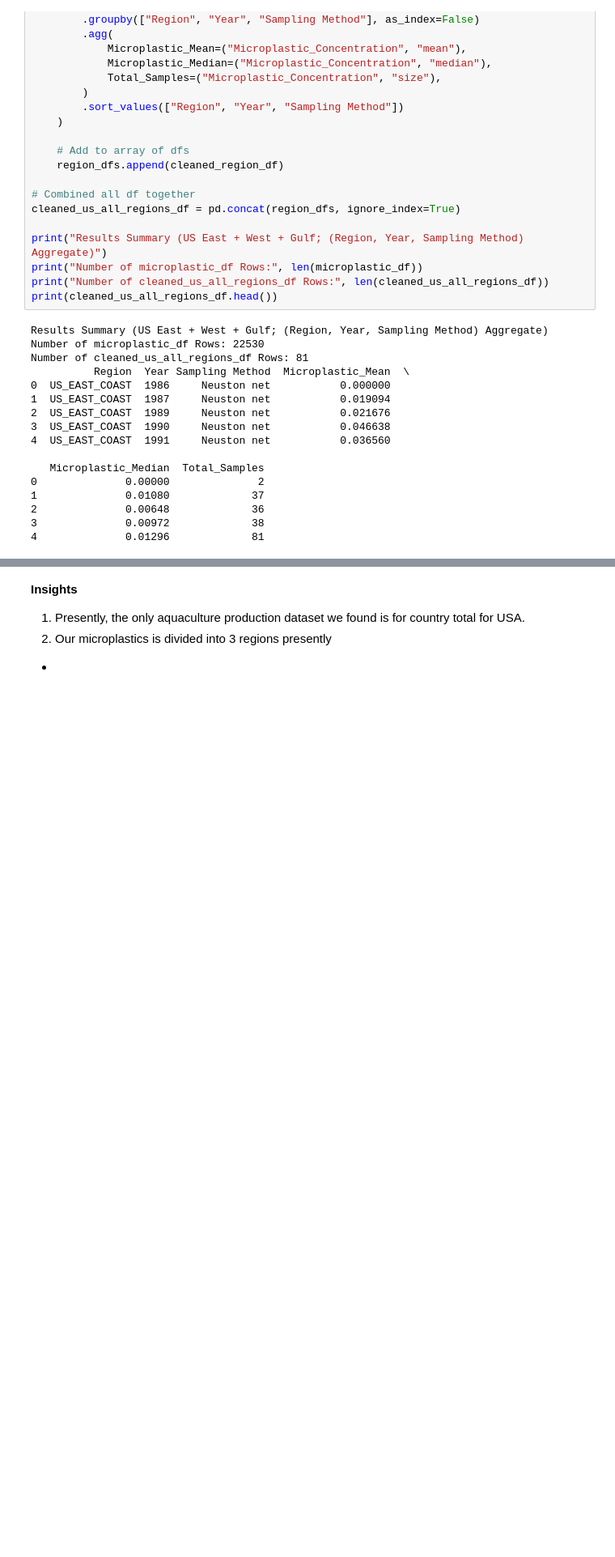
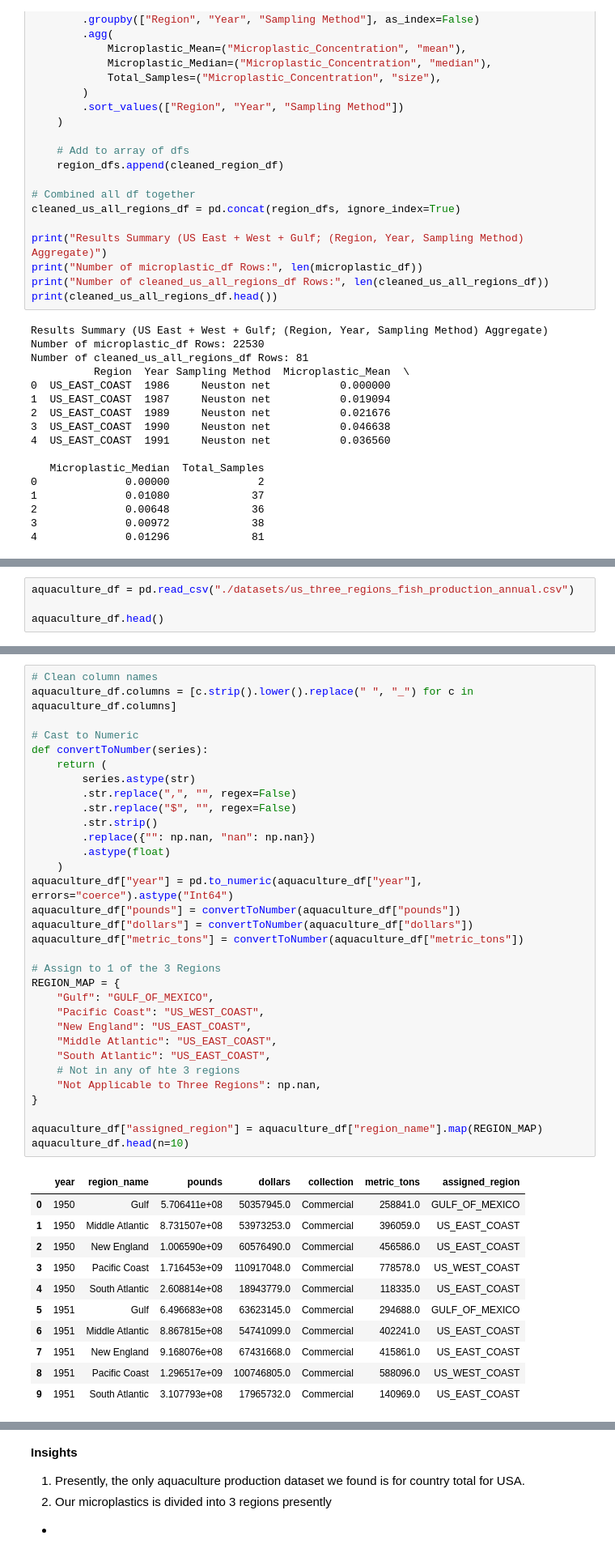
Before and after one commit to Xuanniee/BC3412-Business-Analytics-Consult-Group-Project, a Jupyter notebook: us_data_exploration.ipynb, the cells around one changed output, grey strips where cells are left out. Shown at 81% size. Cells and saved outputs as stored; diff of their text form; blank space fills up the shorter version.

```diff
--- a/us_data_exploration.ipynb
+++ b/us_data_exploration.ipynb
@@ -422,0 +425,4 @@ Number of cleaned_us_all_regions_df Rows: 81
+# %%
+aquaculture_df = pd.read_csv("./datasets/us_three_regions_fish_production_annual.csv")
+
+aquaculture_df.head()
@@ -422,0 +436,44 @@ Number of cleaned_us_all_regions_df Rows: 81
+# %%
+# Clean column names
+aquaculture_df.columns = [c.strip().lower().replace(" ", "_") for c in aquaculture_df.columns]
+
+# Cast to Numeric
+def convertToNumber(series):
+    return (
+        series.astype(str)
+        .str.replace(",", "", regex=False)
+        .str.replace("$", "", regex=False)
+        .str.strip()
+        .replace({"": np.nan, "nan": np.nan})
+        .astype(float)
+    )
+aquaculture_df["year"] = pd.to_numeric(aquaculture_df["year"], errors="coerce").astype("Int64")
+aquaculture_df["pounds"] = convertToNumber(aquaculture_df["pounds"])
+aquaculture_df["dollars"] = convertToNumber(aquaculture_df["dollars"])
+aquaculture_df["metric_tons"] = convertToNumber(aquaculture_df["metric_tons"])
+
+# Assign to 1 of the 3 Regions
+REGION_MAP = {
+    "Gulf": "GULF_OF_MEXICO",
+    "Pacific Coast": "US_WEST_COAST",
+    "New England": "US_EAST_COAST",
+    "Middle Atlantic": "US_EAST_COAST",
+    "South Atlantic": "US_EAST_COAST",
+    # Not in any of hte 3 regions
+    "Not Applicable to Three Regions": np.nan,
+}
+
+aquaculture_df["assigned_region"] = aquaculture_df["region_name"].map(REGION_MAP)
+aquaculture_df.head(n=10)
+# %% [output]
+|  | year | region_name | pounds | dollars | collection | metric_tons | assigned_region |
+| 0 | 1950 | Gulf | 5.706411e+08 | 50357945.0 | Commercial | 258841.0 | GULF_OF_MEXICO |
+| 1 | 1950 | Middle Atlantic | 8.731507e+08 | 53973253.0 | Commercial | 396059.0 | US_EAST_COAST |
+| 2 | 1950 | New England | 1.006590e+09 | 60576490.0 | Commercial | 456586.0 | US_EAST_COAST |
+| 3 | 1950 | Pacific Coast | 1.716453e+09 | 110917048.0 | Commercial | 778578.0 | US_WEST_COAST |
+| 4 | 1950 | South Atlantic | 2.608814e+08 | 18943779.0 | Commercial | 118335.0 | US_EAST_COAST |
+| 5 | 1951 | Gulf | 6.496683e+08 | 63623145.0 | Commercial | 294688.0 | GULF_OF_MEXICO |
+| 6 | 1951 | Middle Atlantic | 8.867815e+08 | 54741099.0 | Commercial | 402241.0 | US_EAST_COAST |
+| 7 | 1951 | New England | 9.168076e+08 | 67431668.0 | Commercial | 415861.0 | US_EAST_COAST |
+| 8 | 1951 | Pacific Coast | 1.296517e+09 | 100746805.0 | Commercial | 588096.0 | US_WEST_COAST |
+| 9 | 1951 | South Atlantic | 3.107793e+08 | 17965732.0 | Commercial | 140969.0 | US_EAST_COAST |
```
Also changed, not shown: parts of 48 cells of this notebook.
